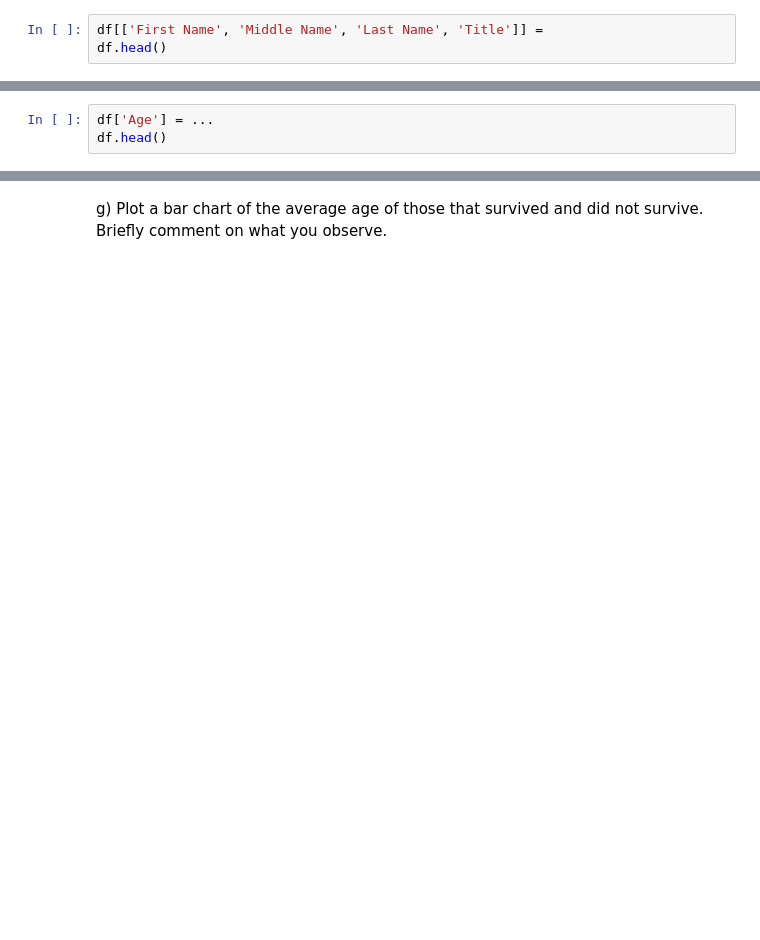
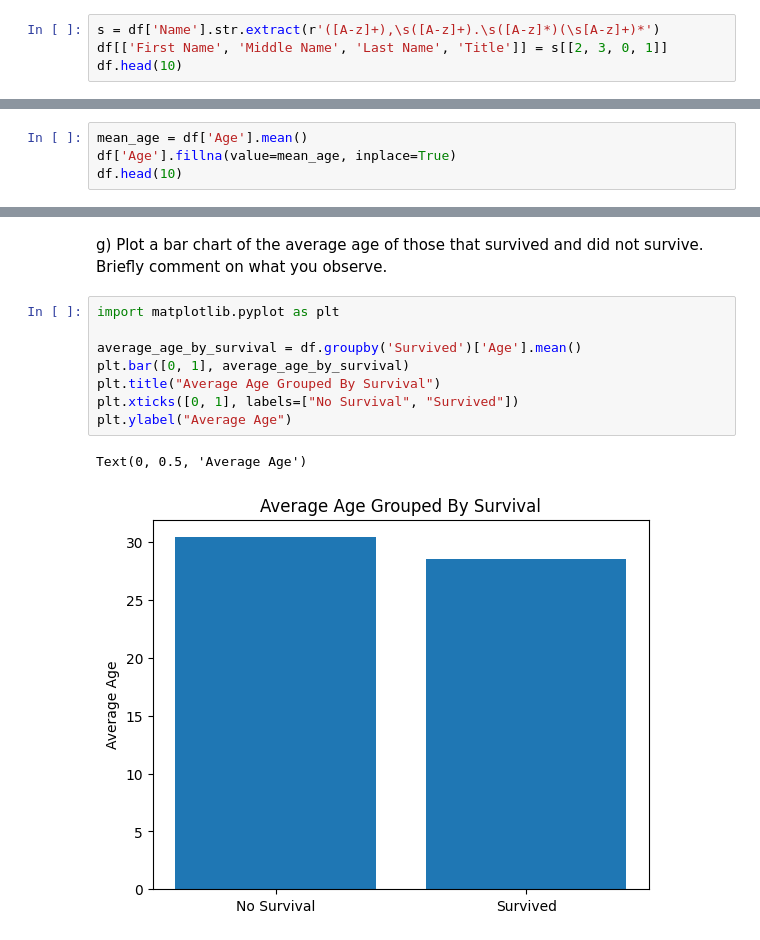
Before and after one commit to chrisdchan/Data-Science-Fundamentals, a Jupyter notebook: lecture_02/worksheet_02.ipynb, the cells around one changed output, grey strips where cells are left out. Saved outputs shown, nothing was run; the diff lists cells and outputs as text; blank space fills up the shorter version.

Commit message:
Complete last three problems

```diff
--- a/lecture_02/worksheet_02.ipynb
+++ b/lecture_02/worksheet_02.ipynb
@@ -107,3 +100,4 @@ df.tail()
-# %%
-df[['First Name', 'Middle Name', 'Last Name', 'Title']] =
-df.head()
+# %%
+s = df['Name'].str.extract(r'([A-z]+),\s([A-z]+).\s([A-z]*)(\s[A-z]+)*')
+df[['First Name', 'Middle Name', 'Last Name', 'Title']] = s[[2, 3, 0, 1]]
+df.head(10)
@@ -110,5 +116,6 @@ df.head()
 # %% [markdown]
 f) Complete the code below to replace all missing ages with the average age
-# %%
-df['Age'] = ...
-df.head()
+# %%
+mean_age = df['Age'].mean()
+df['Age'].fillna(value=mean_age, inplace=True)
+df.head(10)
@@ -115,2 +134,13 @@ df.head()
 # %% [markdown]
 g) Plot a bar chart of the average age of those that survived and did not survive. Briefly comment on what you observe.
+# %%
+import matplotlib.pyplot as plt
+
+average_age_by_survival = df.groupby('Survived')['Age'].mean()
+plt.bar([0, 1], average_age_by_survival)
+plt.title("Average Age Grouped By Survival")
+plt.xticks([0, 1], labels=["No Survival", "Survived"])
+plt.ylabel("Average Age")
+# %% [output]
+Text(0, 0.5, 'Average Age')
+[figure, added]
```
Also changed, not shown: parts of 5 cells of this notebook.
